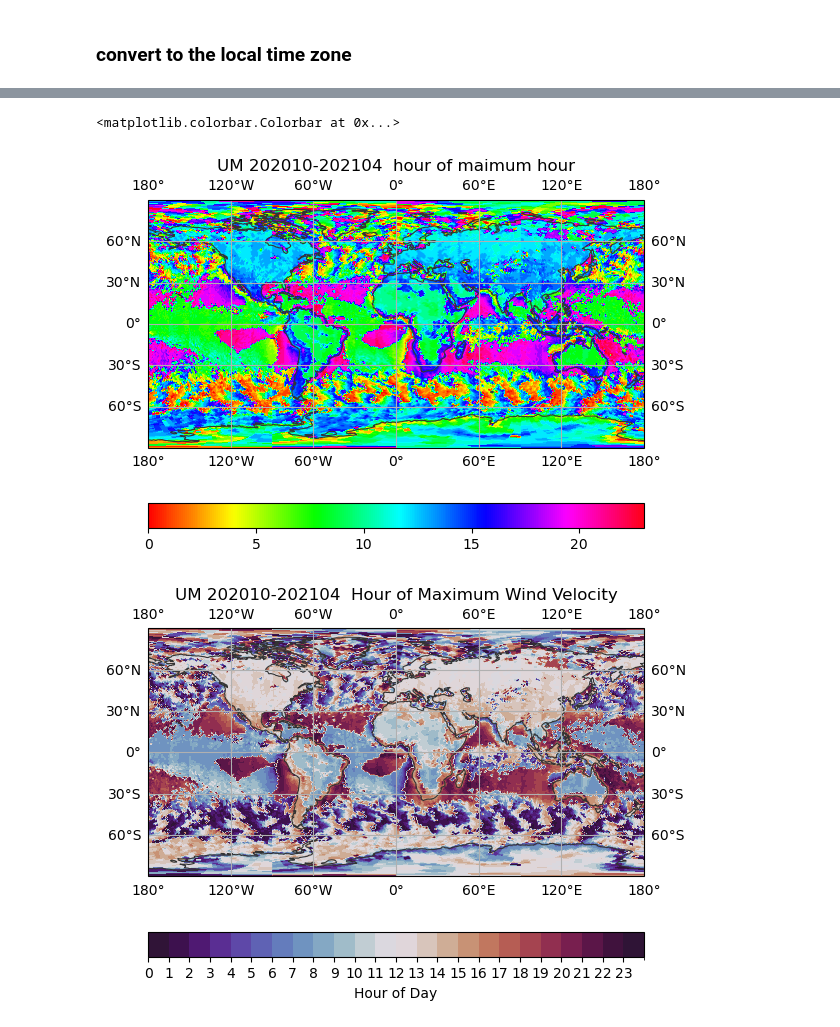
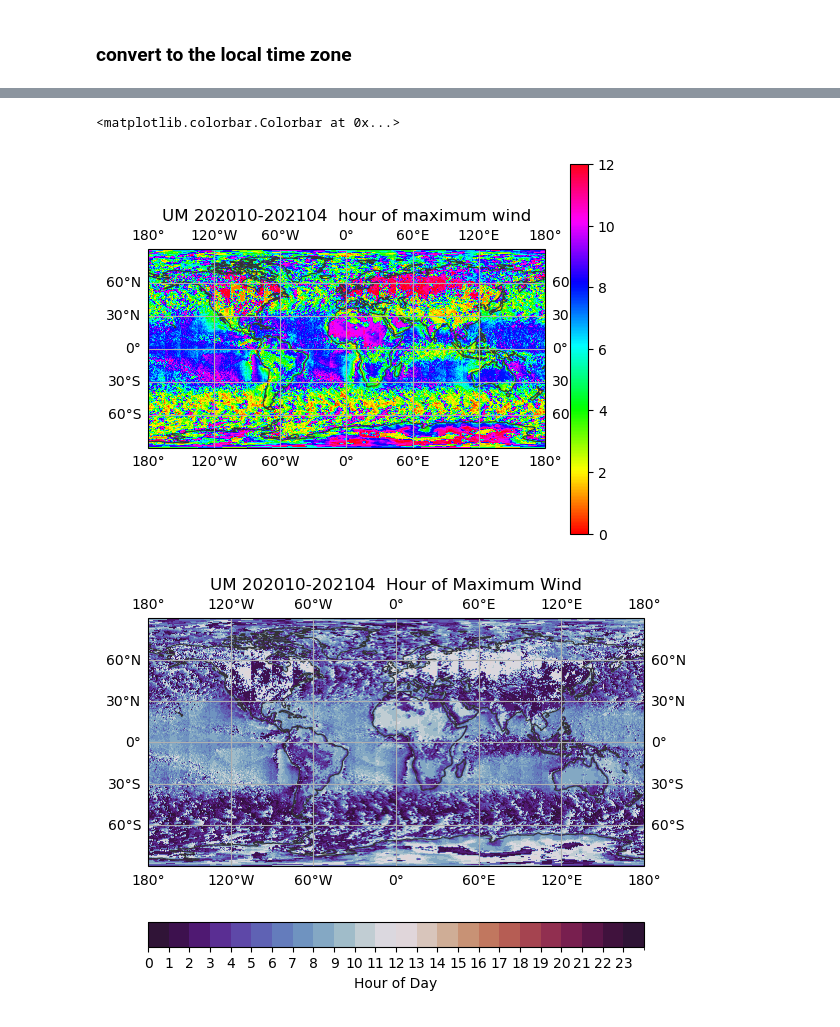
Before and after one commit to 21centuryweather/hk25-AusNode-coastal, a Jupyter notebook: analysis/diurnal_wind_cycle.ipynb, the cells around one changed output, grey strips where cells are left out. Saved outputs shown, nothing was run; the diff lists cells and outputs as text; code cells hidden in the pictures.

```diff
--- a/analysis/diurnal_wind_cycle.ipynb
+++ b/analysis/diurnal_wind_cycle.ipynb
@@ -88,9 +109,13 @@ def hourly_average(data):
 
     return hourly_avg
 # %%
-# get the average velocities
-hourly_avg_velocity1 = hourly_average(velocity1)
-hourly_avg_velocity2 = hourly_average(velocity2)
+# get the average velocities and save to folder
+data = vprime
+hourly_avg_velocity1 = hourly_average(data)
+hourly_avg_velocity1.to_netcdf("/g/data/nf33/hk25_AusNode_coastal/ae7501/vprime_hourly_avg.nc")
+
+hourly_avg_velocity2 = hourly_average(data)
+hourly_avg_velocity2.to_netcdf("/g/data/nf33/hk25_AusNode_coastal/ae7501/vprime_hourly_avg.nc")
 # %% [output]
 INFO:flox:Entering _validate_reindex: reindex is None
 INFO:flox:Leaving _validate_reindex: method = None, returning None
@@ -110,0 +140,6 @@ INFO:flox:Leaving _validate_reindex: reindex is True
+# %%
+hourly_avg_vprime1 = xr.open_dataset('/g/data/nf33/hk25_AusNode_coastal/ae7501/vprime_hourly_avg_velocity1.nc').__xarray_dataarray_variable__
+hourly_avg_vprime2 = xr.open_dataset('/g/data/nf33/hk25_AusNode_coastal/ae7501/vprime_hourly_avg_velocity2.nc').__xarray_dataarray_variable__
+# %%
+hourly_avg_velocity1 = hourly_avg_vprime1
+hourly_avg_velocity2 =hourly_avg_vprime2
@@ -424,7 +503,7 @@ def convert_to_local_time(data, longitude):
 
     # Handle negative times (e.g., -1 becomes 23)
     local_time = xr.where(local_time < 0, local_time + 24, local_time)
-
+    local_time = xr.where(local_time>12,local_time-12,local_time)
     # Assign the local time back to the data
     data['time'] = local_time
 
@@ -470,14 +527,14 @@ Attributes: (0)
 # %%
 projection=ccrs.PlateCarree(central_longitude=0.0)
 ax = egh.create_geoaxis(add_coastlines=True,projection=projection)
 im = egh.healpix_show(time_converted_max_values_ds2.time, ax=ax, add_coastlines=True,cmap=cm.hsv)
-ax.set_title(f'UM 202010-202104  hour of maximum hour')
+ax.set_title(f'UM 202010-202104  hour of maximum wind')
 ax.gridlines(draw_labels=True)
 fig=ax.get_figure()
-fig.colorbar(im,orientation='horizontal')
+fig.colorbar(im,orientation='vertical')
 # %% [output]
 <matplotlib.colorbar.Colorbar at 0x...>
-[figure, old version]
+[figure, new version]
 # %%
 from matplotlib.colors import ListedColormap, BoundaryNorm
 
@@ -493,7 +550,7 @@ ax = egh.create_geoaxis(add_coastlines=True, projection=projection)
 im = egh.healpix_show(time_converted_max_values_ds2.time, ax=ax, cmap=cmap, norm=norm, add_coastlines=True)
 
 # Plot styling
-ax.set_title('UM 202010-202104  Hour of Maximum Wind Velocity')
+ax.set_title('UM 202010-202104  Hour of Maximum Wind')
 ax.gridlines(draw_labels=True)
 
 # Add colorbar with 24 ticks (0 to 23)
@@ -503,7 +560,7 @@ cbar.set_label("Hour of Day")
 
 plt.show()
 # %% [output]
-[figure, old version]
+[figure, new version]
 # %%
 
 # Create discrete colormap with 24 colors from HSV
```
Also changed, not shown: parts of 29 cells of this notebook.
